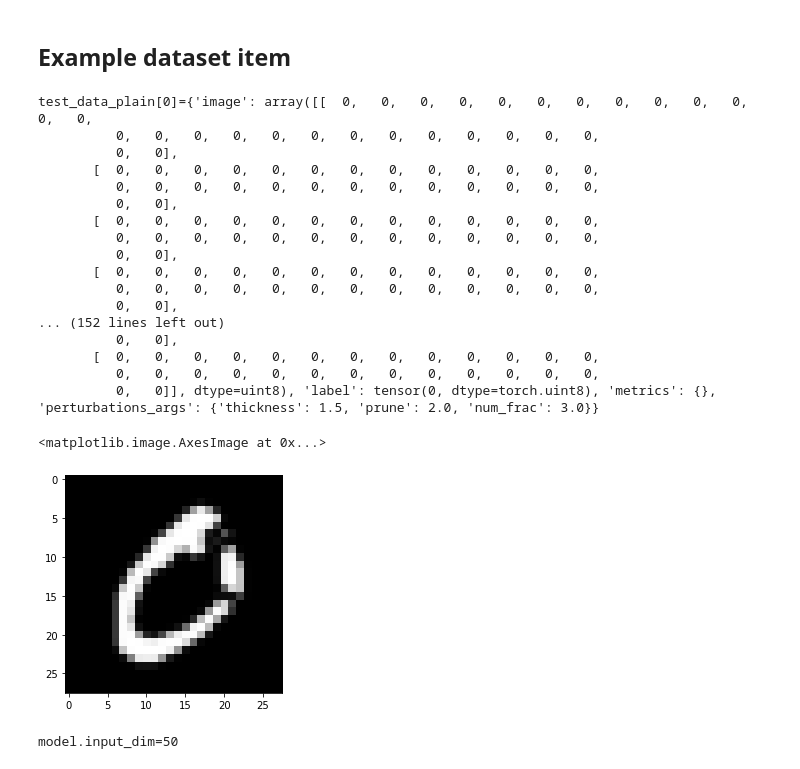
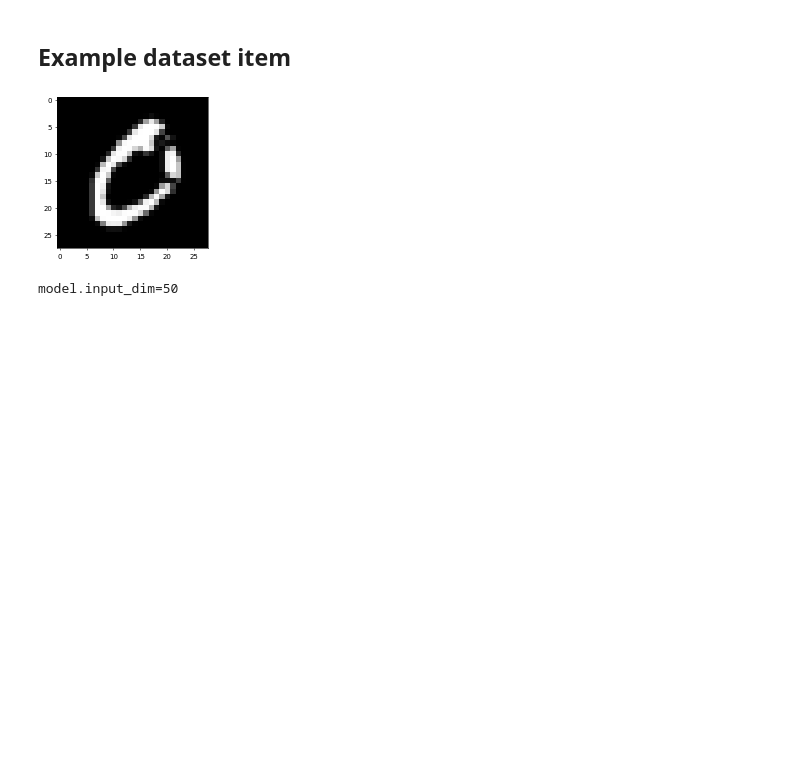
Before and after one commit to matteobilardi/ccbir, a Jupyter notebook: ccbir/scratchpad.ipynb, the cells around one changed output. Cells and saved outputs as stored; diff of their text form; code cells hidden in the pictures; blank space fills up the shorter version.

```diff
--- a/ccbir/scratchpad.ipynb
+++ b/ccbir/scratchpad.ipynb
@@ -26,39 +30,17 @@ Computing TSNE...
 # %%
 from ccbir.data.morphomnist.dataset import PerturbedMorphoMNIST, SwollenMorphoMNIST, FracturedMorphoMNIST, PlainMorphoMNIST
 from ccbir.models.twin_network import PSFTwinNetDataset
 from deepscm.datasets.morphomnist import MorphoMNISTLike
 import matplotlib.pyplot as plt
+from ccbir.experiment.experiments import show_tensor
 
-test_data = MorphoMNISTLike(str(config.original_mnist_data_path), train=False)
-test_data_perturbed = FracturedMorphoMNIST(train=True)
+test_data_perturbed = FracturedMorphoMNIST(train=True, binarize=False)
 test_data_plain = PlainMorphoMNIST(train=False)
 psf_dataset = PSFTwinNetDataset(embed_image=lambda x: x, train=False)
 
-#train_data_perturbed = PerturbedMorphoMNIST(Swelling, perturbation_sampler=SwellingSampler(), train=True)
-print(f"{test_data_plain[0]=}")
-
-print(test_data_perturbed[1])
-plt.imshow(test_data_perturbed[1]['image'], cmap='gray')
+show_tensor(test_data_perturbed[1]['image'], dpi=50)
 # %% [output]
-test_data_plain[0]={'image': array([[  0,   0,   0,   0,   0,   0,   0,   0,   0,   0,   0,   0,   0,
-          0,   0,   0,   0,   0,   0,   0,   0,   0,   0,   0,   0,   0,
-          0,   0],
-       [  0,   0,   0,   0,   0,   0,   0,   0,   0,   0,   0,   0,   0,
-          0,   0,   0,   0,   0,   0,   0,   0,   0,   0,   0,   0,   0,
-          0,   0],
-       [  0,   0,   0,   0,   0,   0,   0,   0,   0,   0,   0,   0,   0,
-          0,   0,   0,   0,   0,   0,   0,   0,   0,   0,   0,   0,   0,
-          0,   0],
-       [  0,   0,   0,   0,   0,   0,   0,   0,   0,   0,   0,   0,   0,
-          0,   0,   0,   0,   0,   0,   0,   0,   0,   0,   0,   0,   0,
-          0,   0],
-... (152 lines left out)
-          0,   0],
-       [  0,   0,   0,   0,   0,   0,   0,   0,   0,   0,   0,   0,   0,
-          0,   0,   0,   0,   0,   0,   0,   0,   0,   0,   0,   0,   0,
-          0,   0]], dtype=uint8), 'label': tensor(0, dtype=torch.uint8), 'metrics': {}, 'perturbations_args': {'thickness': 1.5, 'prune': 2.0, 'num_frac': 3.0}}
-<matplotlib.image.AxesImage at 0x...>
-[figure, old version]
+[figure, new version]
 # %%
 from configuration import config
 config.pythonpath_fix()
```
Also changed, not shown: parts of 8 cells of this notebook, 7 other files.
